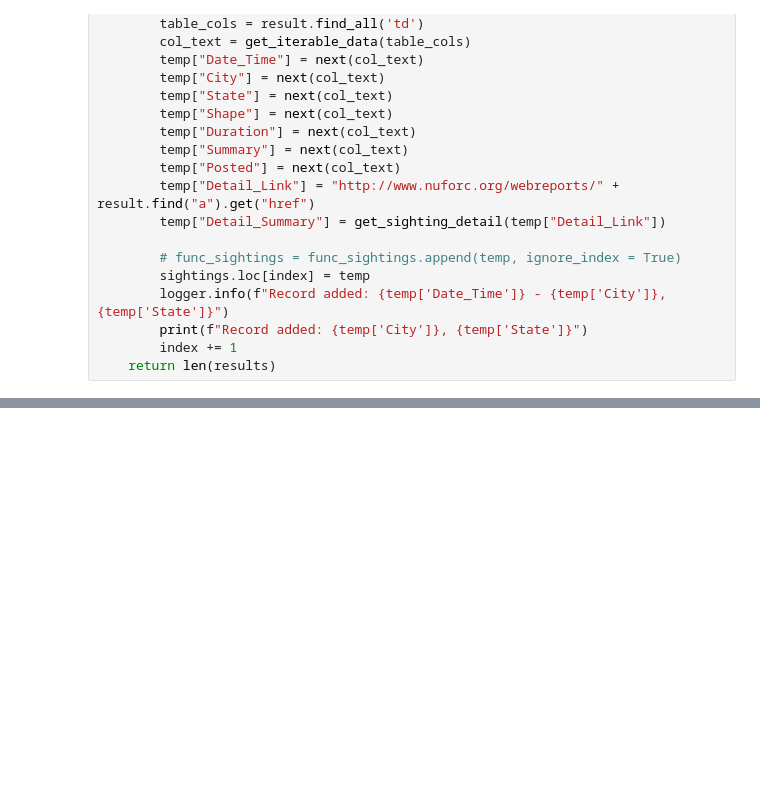
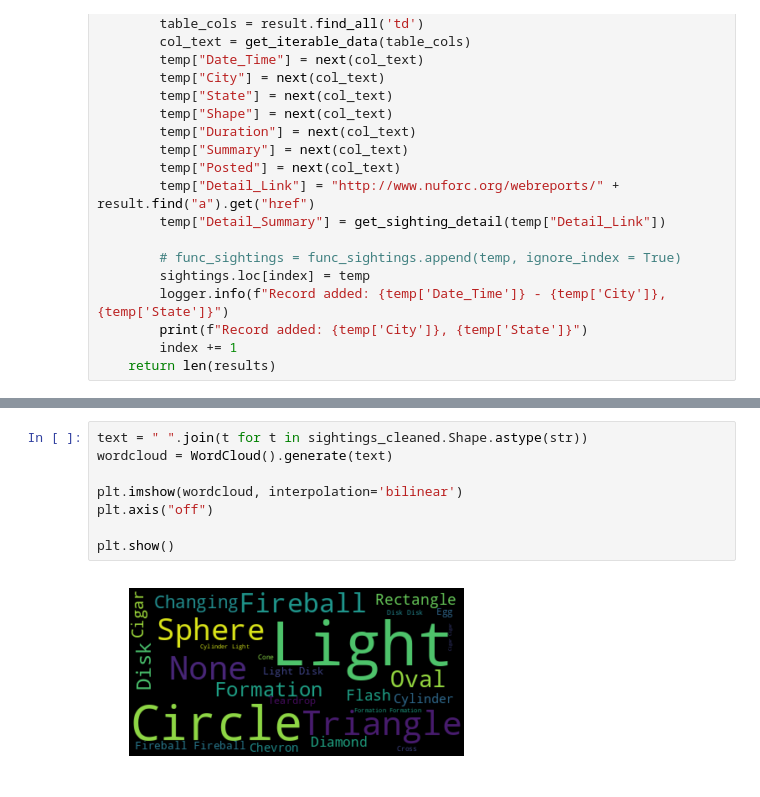
Before and after one commit to sbuch337/COMP4447, a Jupyter notebook: project.ipynb, the cells around one changed output, grey strips where cells are left out. Saved outputs shown, nothing was run; the diff lists cells and outputs as text; blank space fills up the shorter version.

```diff
--- a/project.ipynb
+++ b/project.ipynb
@@ -164,0 +542,10 @@ sightings
+# %%
+text = " ".join(t for t in sightings_cleaned.Shape.astype(str))
+wordcloud = WordCloud().generate(text)
+
+plt.imshow(wordcloud, interpolation='bilinear')
+plt.axis("off")
+
+plt.show()
+# %% [output]
+[figure, added]
```
Also changed, not shown: parts of 31 cells of this notebook.
